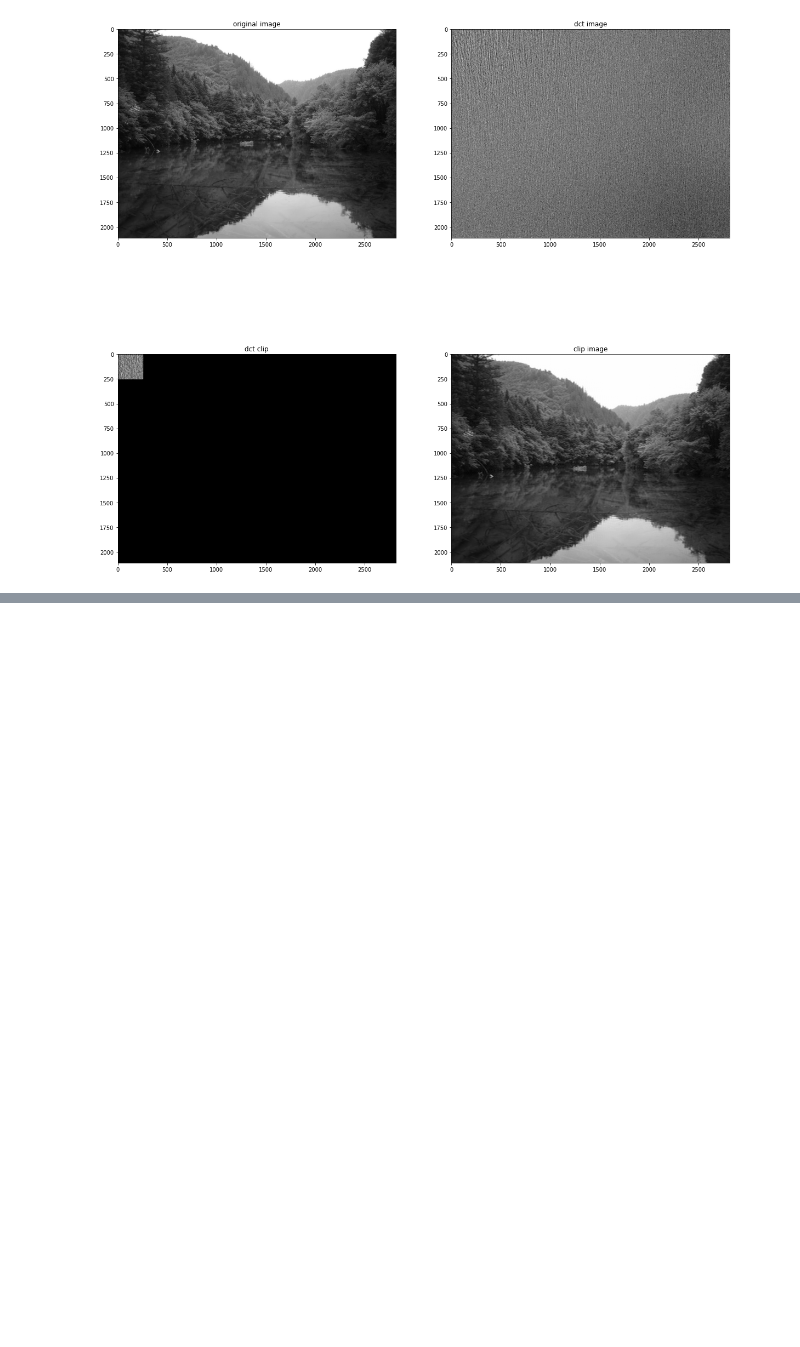
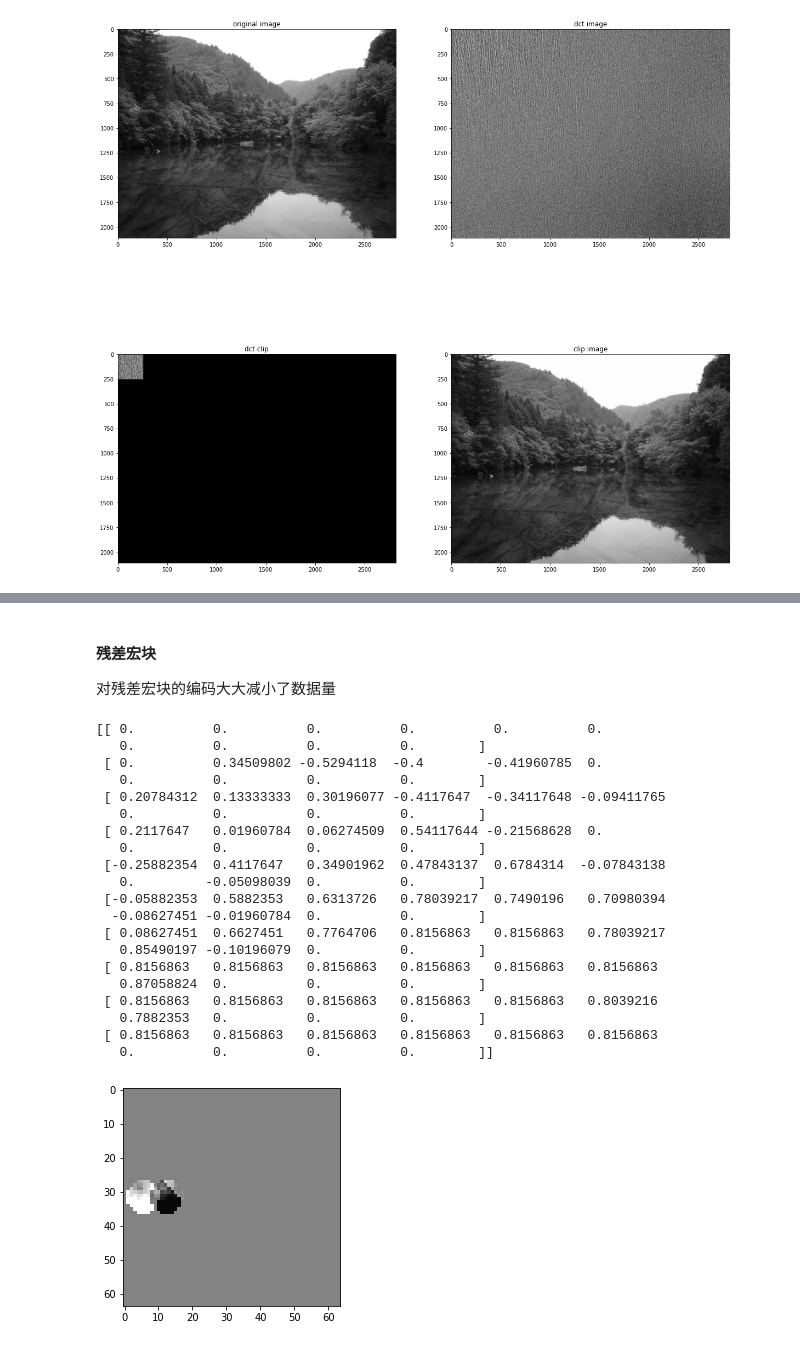
Before and after one commit to lljyangfan/video-encode, a Jupyter notebook: h264.ipynb, the cells around one changed output, grey strips where cells are left out. Drawn from its saved outputs; the diff is of its cells as text; code cells hidden in the pictures; blank space fills up the shorter version.

```diff
--- a/h264.ipynb
+++ b/h264.ipynb
@@ -103,0 +221,30 @@ Clipping input data to the valid range for imshow with RGB data ([0..1] for floa
+# %% [markdown]
+#### 残差宏块
+对残差宏块的编码大大减小了数据量
+# %%
+subblock = np.subtract(frame_0[:,:,0], frame_1[:,:,0])
+print(subblock[26:36, 10:20])
+plt.imshow(subblock, interpolation='nearest', cmap=plt.cm.binary)
+plt.show()
+# %% [output]
+[[ 0.          0.          0.          0.          0.          0.
+   0.          0.          0.          0.        ]
+ [ 0.          0.34509802 -0.5294118  -0.4        -0.41960785  0.
+   0.          0.          0.          0.        ]
+ [ 0.20784312  0.13333333  0.30196077 -0.4117647  -0.34117648 -0.09411765
+   0.          0.          0.          0.        ]
+ [ 0.2117647   0.01960784  0.06274509  0.54117644 -0.21568628  0.
+   0.          0.          0.          0.        ]
+ [-0.25882354  0.4117647   0.34901962  0.47843137  0.6784314  -0.07843138
+   0.         -0.05098039  0.          0.        ]
+ [-0.05882353  0.5882353   0.6313726   0.78039217  0.7490196   0.70980394
+  -0.08627451 -0.01960784  0.          0.        ]
+ [ 0.08627451  0.6627451   0.7764706   0.8156863   0.8156863   0.78039217
+   0.85490197 -0.10196079  0.          0.        ]
+ [ 0.8156863   0.8156863   0.8156863   0.8156863   0.8156863   0.8156863
+   0.87058824  0.          0.          0.        ]
+ [ 0.8156863   0.8156863   0.8156863   0.8156863   0.8156863   0.8039216
+   0.7882353   0.          0.          0.        ]
+ [ 0.8156863   0.8156863   0.8156863   0.8156863   0.8156863   0.8156863
+   0.          0.          0.          0.        ]]
+[figure, added]
```
Also changed, not shown: parts of 14 cells of this notebook, 25 other files.
